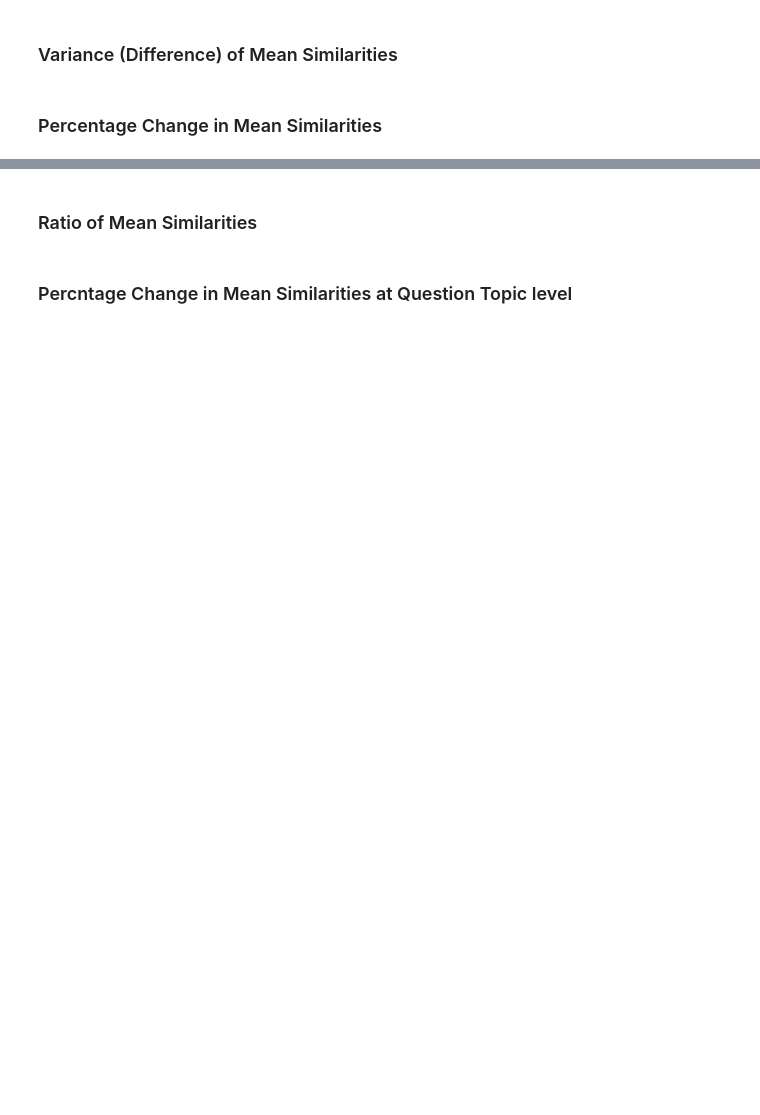
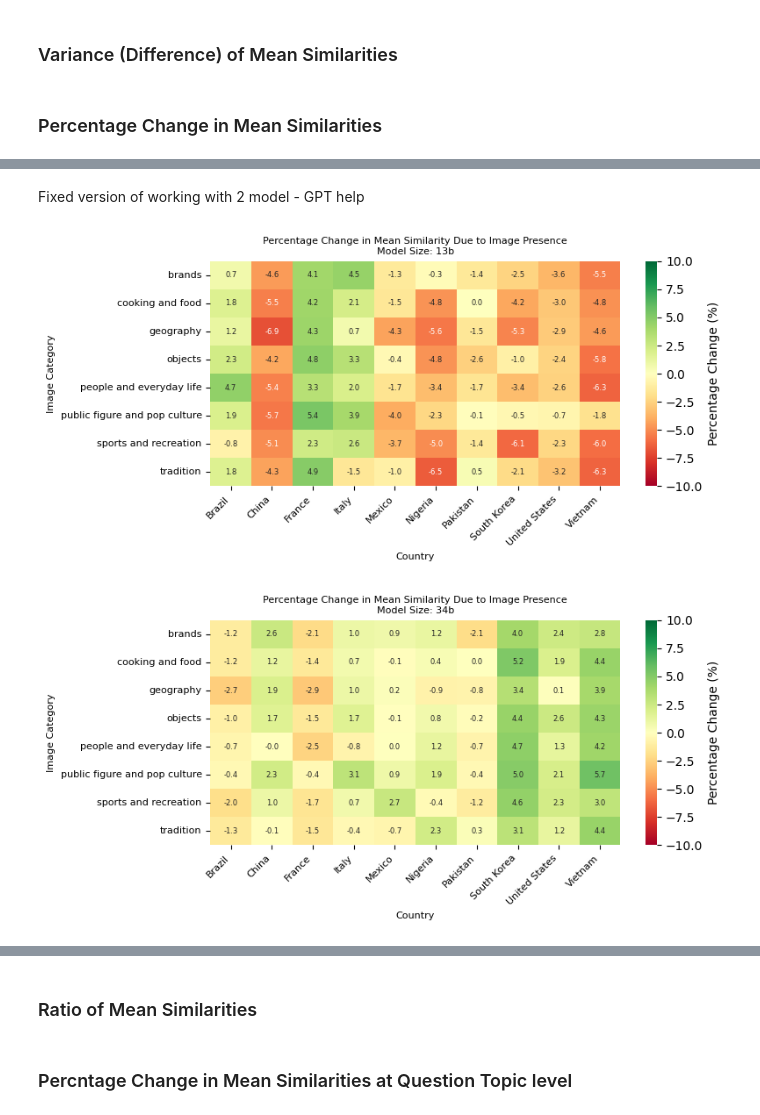
Before and after one commit to copperwiring/cultural_values, a Jupyter notebook: notebooks/cvqa_analysis/CVQAPlots.ipynb, the cells around one changed output, grey strips where cells are left out. Drawn from its saved outputs; the diff is of its cells as text; code cells hidden in the pictures; blank space fills up the shorter version.

```diff
--- a/notebooks/cvqa_analysis/CVQAPlots.ipynb
+++ b/notebooks/cvqa_analysis/CVQAPlots.ipynb
@@ -472,0 +703,79 @@ for model in model_sizes:
+# %% [markdown]
+Fixed version of working with 2 model - GPT help
+# %%
+import pandas as pd
+import matplotlib.pyplot as plt
+import seaborn as sns
+import numpy as np
+
+df = all_data_df.copy()
+# Ensure 'Image' column is boolean
+df['Image'] = df['Image'].map({'True': True, 'False': False}).astype(bool)
+
+# Get the list of unique model sizes
+model_sizes = df['model_size'].unique()
+
+# Loop over each model size and generate the heatmap
+for model in model_sizes:
+    # Filter the DataFrame for the current model size
+    df_model = df[df['model_size'] == model]
+
+    # Step 1: Compute mean similarities with and without images for the current model size
+
+    # Mean similarity when Image is True
+    mean_sim_with_image = df_model[df_model['Image'] == True].groupby(['img_category', 'country'])['similarity'].mean().reset_index()
+    mean_sim_with_image.rename(columns={'similarity': 'mean_sim_with_image'}, inplace=True)
+
+    # Mean similarity when Image is False
+    mean_sim_without_image = df_model[df_model['Image'] == False].groupby(['img_category', 'country'])['similarity'].mean().reset_index()
+    mean_sim_without_image.rename(columns={'similarity': 'mean_sim_without_image'}, inplace=True)
+
+    # Step 2: Merge the two DataFrames using an inner join (consistent with previous code)
+    mean_sim = pd.merge(mean_sim_with_image, mean_sim_without_image, on=['img_category', 'country'], how='inner')
+
+    # Step 3: Calculate percentage change
+    # Avoid division by zero by replacing zeros in the denominator unconditionally (as in previous code)
+    epsilon = 1e-6
+    mean_sim['mean_sim_without_image'].replace(0, epsilon, inplace=True)
+
+    mean_sim['percentage_change'] = ((mean_sim['mean_sim_with_image'] - mean_sim['mean_sim_without_image']) / mean_sim['mean_sim_without_image']) * 100
+
+    # Step 4: Pivot the DataFrame
+    percentage_change_pivot = mean_sim.pivot(index='img_category', columns='country', values='percentage_change')
+
+    # Optional: Handle infinite values and missing data
+    percentage_change_pivot.replace([np.inf, -np.inf], np.nan, inplace=True)
+    percentage_change_pivot.fillna(0, inplace=True)
+
+    # Step 5: Plot the heatmap with consistent parameters
+    plt.figure(figsize=(8, 4))
+    sns.heatmap(
+        percentage_change_pivot,
+        annot=True,
+        fmt=".1f",
+        cmap='RdYlGn',
+        vmin=-10,
+        vmax=10,
+        cbar_kws={'label': 'Percentage Change (%)'},
+        annot_kws={"size": 6}  # Adjust the size as needed
+    )
+
+    # Customizing the plot
+    plt.title(f'Percentage Change in Mean Similarity Due to Image Presence\nModel Size: {model}', fontsize=8)
+    plt.ylabel('Image Category', fontsize=8)
+    plt.xlabel('Country', fontsize=8)
+    plt.yticks(
+        ticks=np.arange(len(percentage_change_pivot.index)) + 0.5,
+        labels=[label.replace('_', ' ').lower() for label in percentage_change_pivot.index],
+        rotation=0,
+        fontsize=8
+    )
+
+    # Rotate x-axis labels
+    plt.xticks(rotation=45, ha='right', fontsize=8)
+    plt.tight_layout()
+    plt.savefig(f'plots/percentage_change_heatmap_category_{model}.png', bbox_inches='tight', dpi=500)
+    plt.show()
+# %% [output]
+[figure, added]
+[figure, added]
```
Also changed, not shown: parts of 18 cells of this notebook, 5 other files.
